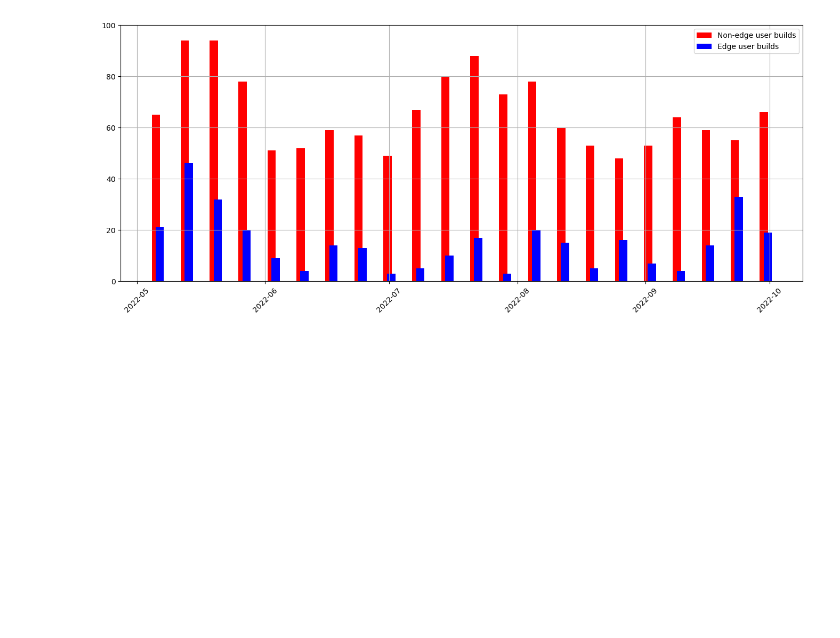
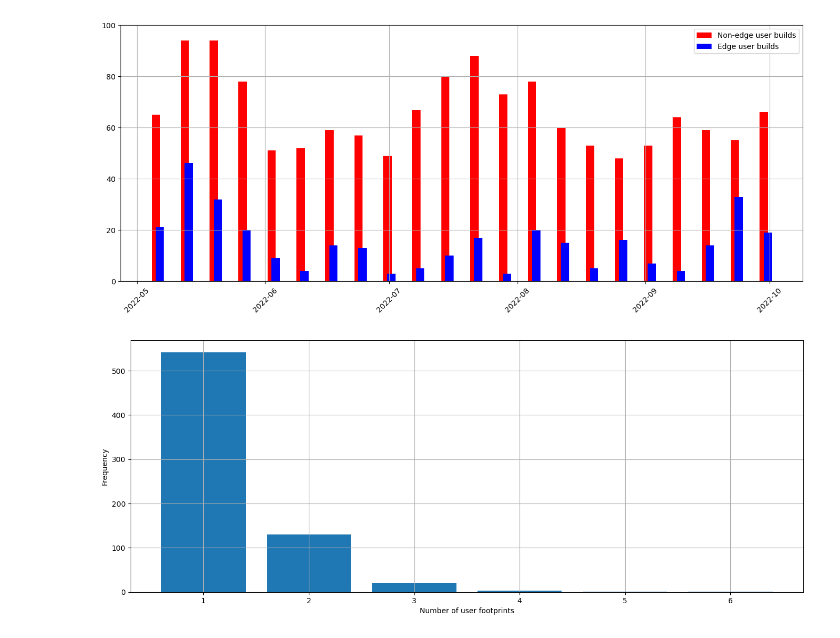
Before and after one commit to osbuild/metrics, a Jupyter notebook: notebooks/explore.ipynb, the cells around one changed output. Cells and saved outputs as stored; diff of their text form; code cells hidden in the pictures; blank space fills up the shorter version.

```diff
--- a/notebooks/explore.ipynb
+++ b/notebooks/explore.ipynb
@@ -189,3 +197,16 @@ mdprint("## Builds from edge vs non-edge users per week\n"
 - Users are counted as edge if they ever built at least one edge image.
 - Builds from an **edge user** are counted in **Edge user builds** regardless of the type.
 [figure]
+# %%
+_, num_fps = ib.metrics.footprint_count_users(builds)
+fp_counter = Counter(num_fps)
+
+fig = plt.figure()
+ax = plt.axes([0, 0, 2, 1])
+
+ax.bar(fp_counter.keys(), fp_counter.values())
+ax.set_xlabel("Number of user footprints")
+ax.set_ylabel("Frequency")
+ax.grid(True)
+# %% [output]
+[figure, added]
```
Also changed, not shown: parts of 2 cells of this notebook.
